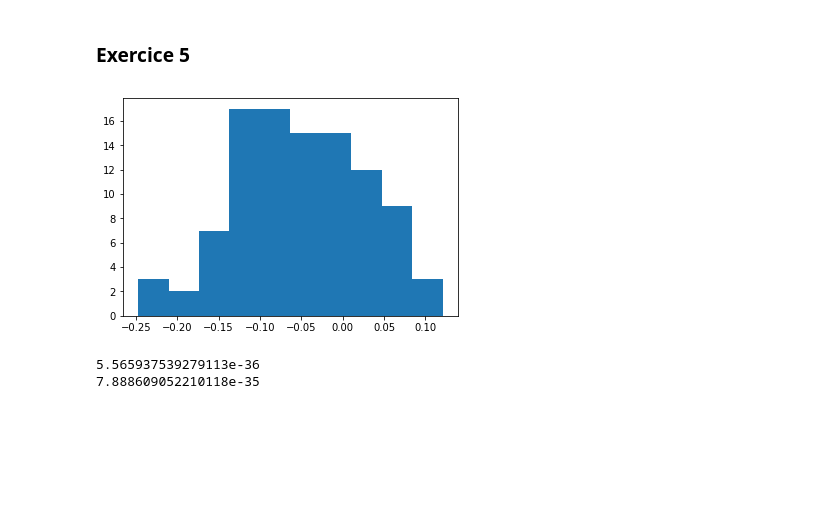
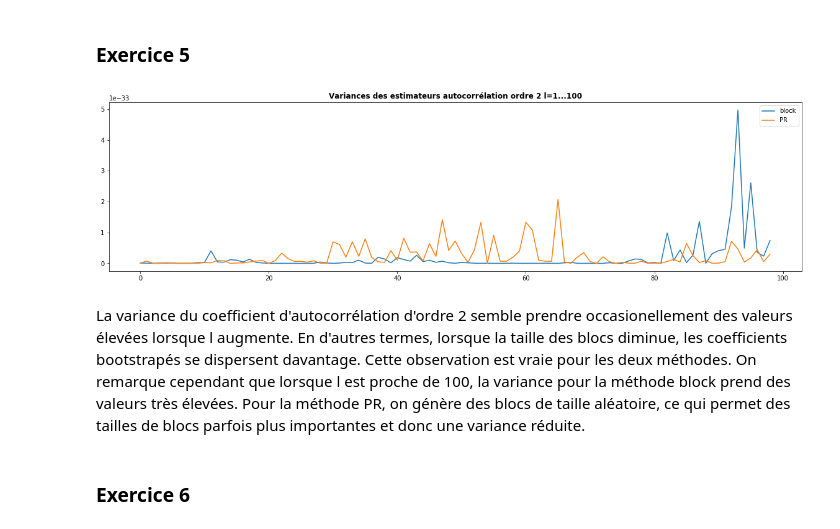
Before and after one commit to AntoineG92/Bootstrap-resampling-methods, a Jupyter notebook: TP3_Bootstrap.ipynb, the cells around one changed output. Cells and saved outputs as stored; diff of their text form; code cells hidden in the pictures; blank space fills up the shorter version.

```diff
--- a/TP3_Bootstrap.ipynb
+++ b/TP3_Bootstrap.ipynb
@@ -199 +235,3 @@ for b in range(B):
+# %%
+Boots_list_PR = bootstrap_PR(l=5,serie=ma1)
 # %%
@@ -206,25 +247,34 @@ plt.show()
 ### Exercice 5
 # %%
 import statsmodels.tsa.stattools as stat_ts
-# %%
-rho2_block_list=[]
-rho2_PR_list=[]
-for b in range(len(Boots_list_block)):
-    rho2_block_list.append( stat_ts.acf(Boots_list_block[b],nlags=2)[2] )
-    rho2_PR_list.append( stat_ts.acf(Boots_list_PR[b],nlags=2)[2] )
-# %%
-plt.hist(rho2_block_list)
-plt.show()
-# %% [output]
-[figure, removed]
 # %%
 def var_boot(rho):
     B=len(rho)
     sum1=np.mean(rho)
     return( (1/B*np.sum(rho-np.ones(B)*sum1))**2 )
-# %%
-print(var_boot(rho2_block_list))
-print(var_boot(rho2_PR_list))
-# %% [output]
-5.565937539279113e-36
-7.888609052210118e-35
+# %%
+list_var_block=[]
+list_var_PR=[]
+for l in range(1,100):
+    rho2_block_list=[]
+    rho2_PR_list=[]
+    Boots_list_block = bootstrap_block(l,ma1)
+    Boots_list_PR = bootstrap_PR(l,ma1)
+    for b in range(len(Boots_list_block)):
+        rho2_block_list.append( stat_ts.acf(Boots_list_block[b])[2] )
+        rho2_PR_list.append( stat_ts.acf(Boots_list_PR[b])[2] )
+    list_var_block.append(var_boot(rho2_block_list))
+    list_var_PR.append(var_boot(rho2_PR_list))
+# %%
+plt.figure(figsize=(20,5))
+plt.title('Variances des estimateurs autocorrélation ordre 2 l=1...100',fontweight='bold')
+plt.plot(list_var_block)
+plt.plot(list_var_PR)
+plt.legend(['block','PR'])
+plt.show()
+# %% [output]
+[figure, added]
+# %% [markdown]
+La variance du coefficient d'autocorrélation d'ordre 2 semble prendre occasionellement des valeurs élevées lorsque l augmente. En d'autres termes, lorsque la taille des blocs diminue, les coefficients bootstrapés se dispersent davantage. Cette observation est vraie pour les deux méthodes. On remarque cependant que lorsque l est proche de 100, la variance pour la méthode block prend des valeurs très élevées. Pour la méthode PR, on génère des blocs de taille aléatoire, ce qui permet des tailles de blocs parfois plus importantes et donc une variance réduite.
+# %% [markdown]
+### Exercice 6
```
Also changed, not shown: parts of 15 cells of this notebook.
